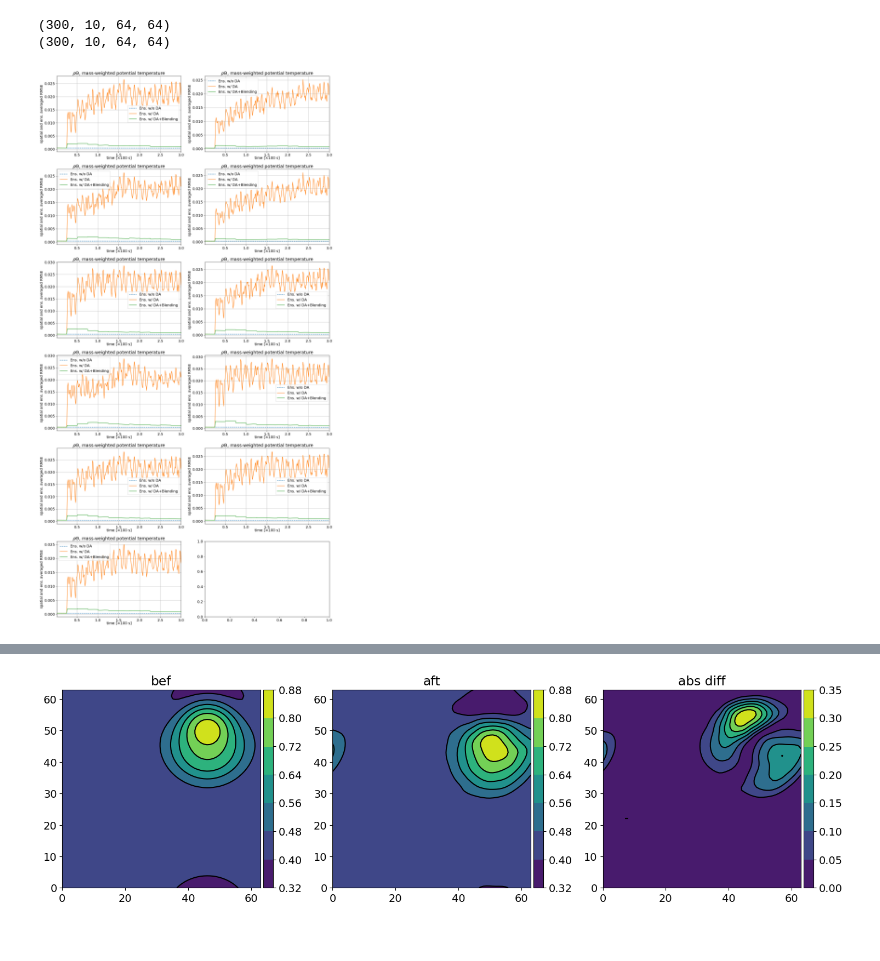
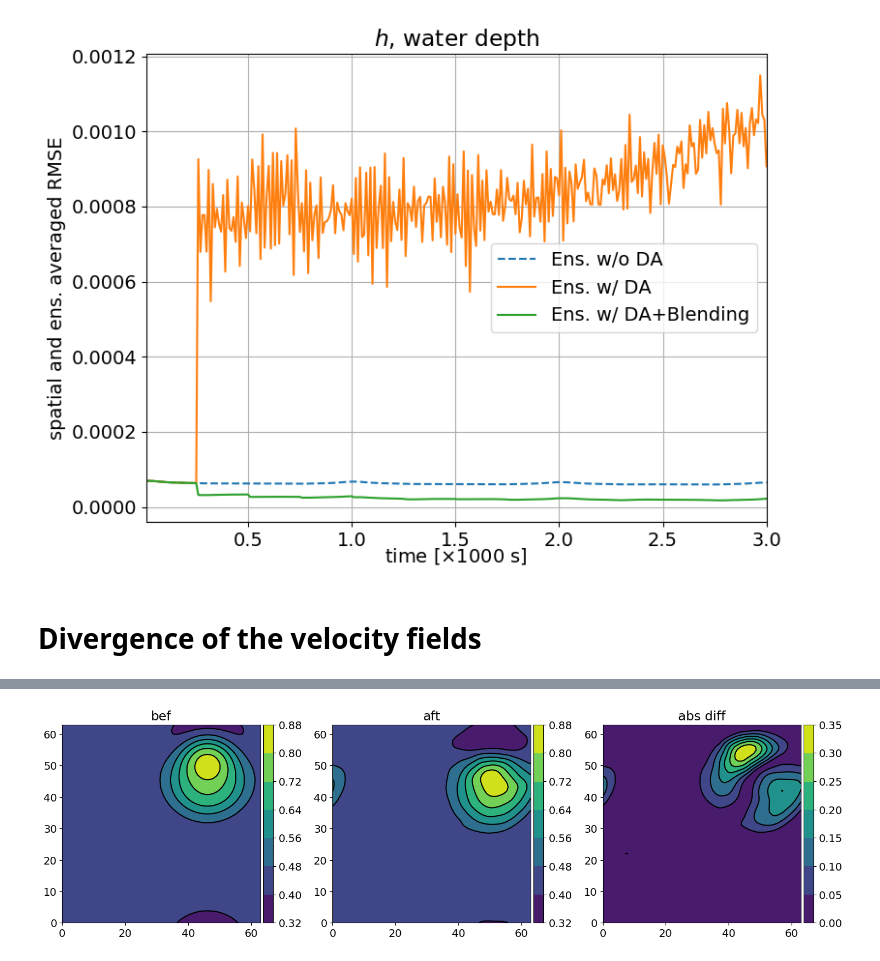
Before and after one commit to ray-chew/pyBELLA, a Jupyter notebook: visualiser_debugger/scale_analysis.ipynb, the cells around one changed output, grey strips where cells are left out. Saved outputs shown, nothing was run; the diff lists cells and outputs as text; code cells hidden in the pictures.

```diff
--- a/visualiser_debugger/scale_analysis.ipynb
+++ b/visualiser_debugger/scale_analysis.ipynb
@@ -24,18 +24,19 @@ et = 3.0
 Nx, Ny, Nz = 64, 1, 64
 swe_tc = utils.test_case(base_fn,py_directory,Nx,Ny,et,Nz=Nz)
 
-base_fn = "output_travelling_vortex"
-directory = "output_travelling_vortex"
-py_directory = "../%s/" %directory
+# base_fn = "output_travelling_vortex"
+# directory = "output_travelling_vortex"
+# py_directory = "../%s/" %directory
 
-Nx, Ny = 64, 64
-euler_tc = utils.test_case(base_fn,py_directory,Nx,Ny,et)
+# Nx, Ny = 64, 64
+# euler_tc = utils.test_case(base_fn,py_directory,Nx,Ny,et)
 
 py_directory = "../%s/" %directory
 
 plt.style.use('default')
 
 N = 10
+print_mems = False
 times = np.arange(0.0,3.01,0.01)[1:]
 
 probe_idx = [32,32]
@@ -50,7 +51,7 @@ prt = utils.prt_time(debug=False)
 if swe:
     attr_labels = pt.swe_labels()
     attributes = ['rho','p2_nodes','rhou','rhow']
-    attributes = ['rho','rhou']
+    attributes = ['rho']
 else:
     attr_labels = pt.labels()
     attributes = ['rhoY','p2_nodes','rhou','rhov']
@@ -60,12 +61,18 @@ if len(attributes) == 2:
     fs = (16,6)
     nrows = 1
 elif len(attributes) == 1:
-    fs = (16,30)
-    nrows = 5+1
+    if print_mems:
+        fs = (16,30)
+        nrows = 5+1
+        ncols = 2
+    else:
+        fs = (8,6)
+        nrows = 1
+        ncols = 1
 else:
     fs = (16,14)
     nrows = 2
-pl = pt.plotter_1d(figsize=fs,fontsize=14,ncols=2,nrows=nrows)
+pl = pt.plotter_1d(figsize=fs,fontsize=14,ncols=ncols,nrows=nrows)
 
 rmse_type = 'spatial'
 
@@ -75,23 +82,26 @@ ens_34 = False
 def get_ens(sfx,diff):
     ens = tc.get_ensemble(times, N, attribute, sfx, label_type='TIME', avg=False, diff=diff)[1:]
     if swe:
-        ens = ens[:,:,0,:]
-        if attribute is 'rho': ens *= 10.0
+        ens = ens[:,:,:,0,:]
     return ens
 
 for i,attribute in enumerate(attributes):
     diff = False if attribute == 'p2_nodes' else False
     gt = 'n' if attribute == 'p2_nodes' else 'c'
 
-    ens_noda_suffix = 'pp_tra_ip_nonorm_ib-0'
-    ens_noda_suffix = 'debug_%s_noda_ib-0' %typ
+    if swe:
+        ens_noda_suffix = 'pp_tra_ip_nonorm_ib-0'
+    else:
+        ens_noda_suffix = 'debug_%s_noda_ib-0' %typ
     ens_noda_label = 'Ens. w/o DA'
     ens_noda = get_ens(ens_noda_suffix, diff)
 
     obs_attrs = 'rhou_rhow' if swe else 'rhou_rhov'
     tags = 's10p'
-    ens_1_suffix = 'wdawloc_%s_debug_letkf_%s_ib-0' %(obs_attrs,tags)
-    ens_1_suffix = 'wdawloc_%s_debug_%s_%s_ib-0' %(obs_attrs,typ, tags)
+    if swe:
+        ens_1_suffix = 'wdawloc_%s_debug_letkf_%s_ib-0' %(obs_attrs,tags)
+    else:
+        ens_1_suffix = 'wdawloc_%s_debug_%s_%s_ib-0' %(obs_attrs,typ, tags)
     ens_1_label = r'EnDA'
     ens_1_label = r'Ens. w/ DA'
 
@@ -111,7 +121,7 @@ for i,attribute in enumerate(attributes):
         obs_attrs = 'rhou_rhov'
         tags = 's10p'
         ens_3_suffix = 'wdawloc_%s_pp_tra_ip_nonorm_ib-0' %obs_attrs
-        ens_3_suffix = 'wdawloc_%s_debug_pos_%s_ib-0' %(obs_attrs,tags)
+#         ens_3_suffix = 'wdawloc_%s_debug_pos_%s_ib-0' %(obs_attrs,tags)
         ens_4_suffix = tc.cb_suffix(1,0, '%s' %(ens_3_suffix))
 
         ens_3_label += ' pos'
@@ -120,16 +130,15 @@ for i,attribute in enumerate(attributes):
         ens_3 = get_ens(ens_3_suffix, diff)
         ens_4 = get_ens(ens_4_suffix, diff)
 
-    print(ens_2.shape)
+#     print(ens_2.shape)
 
     obs = tc.get_ensemble(times, 1, attribute, 'comp_1.0_pp_tra_truth_ip', label_type='TIME',avg=True, diff=diff)
     truth = tc.get_ensemble(times, 1, attribute, 'comp_1.0_pp_tra_truth_ip_ib-0', label_type='TIME',avg=True, diff=diff)
     truth_pos = tc.get_ensemble(times, 1, attribute, 'comp_1.0_pp_tra_truth_ip_ib-0', label_type='TIME',avg=True, diff=diff)
     if swe:
         truth = truth[:,:,0,:]
-        if attribute is 'rho': truth *= 10.0
 
-    print(ens_noda.shape)
+    if not print_mems: N = 0
     for nn in range(N+1):
         ax = pl.get_ax(nn)
         avg = False
@@ -152,34 +161,34 @@ for i,attribute in enumerate(attributes):
                 diff_ens_4 = tc.spatially_averaged_rmse(ens_4[nn],truth_pos,avg=avg,grid_type=gt)
             ax.set_ylabel('spatial and ens. averaged RMSE')
             if swe:
                 ax.set_xlabel(r'time [$\times 1000$ s]', ha='center', va='center', labelpad=5)
             else:
                 ax.set_xlabel(r'time [$\times 100$ s]', ha='center', va='center')
             rhoY_err = np.copy(diff_ens_1) if nn == N else None
 
         if diff == True: times = times[1:]
 
         ax.plot(times,diff_noda, '--', label=ens_noda_label)
 
         ax.plot(times,diff_ens_1, label=ens_1_label)
         ax.plot(times,diff_ens_2, label=ens_2_label)
         if ens_34:
             ax.plot(times,diff_ens_3, 'C1--', label=ens_3_label)
             ax.plot(times,diff_ens_4, 'C2--', label=ens_4_label)
 
         ax.set_title("%s" %attr_labels[attribute])
         ax.set_xlim([times[0],times[-1]])
         ax.grid()
         ax.legend()
 
     plt.tight_layout(rect=[-0.0, -0.0, 1.0, 1.0])
 
 #     prt.prtt('plt')
 
 plt.tight_layout()
-lbl = 'swe' if swe else 'euler'
+plt.savefig('rmse_P_avg_swe.pdf')
 plt.show()
 # %% [output]
-(300, 10, 64, 64)
-(300, 10, 64, 64)
-[figure, old version]
+[figure, new version]
+# %% [markdown]
+# Divergence of the velocity fields
```
Also changed, not shown: parts of 3 cells of this notebook, 3 other files.
